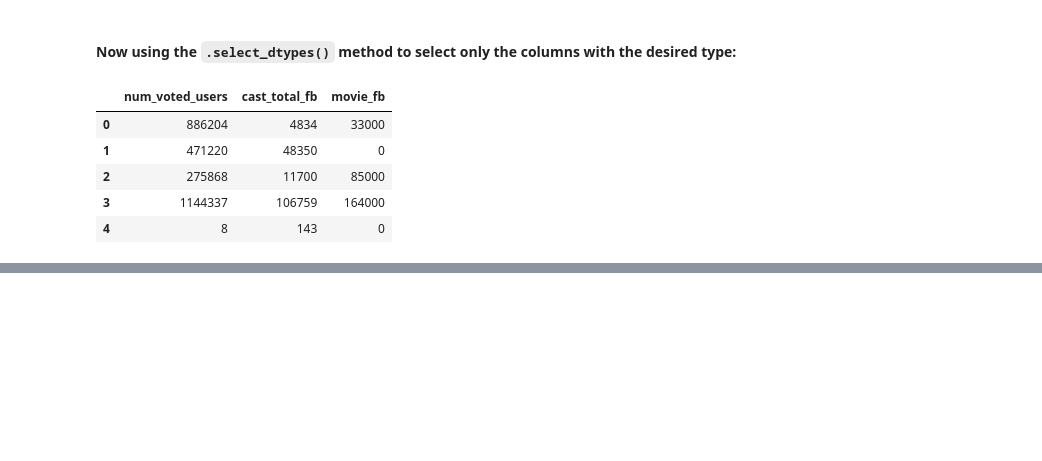
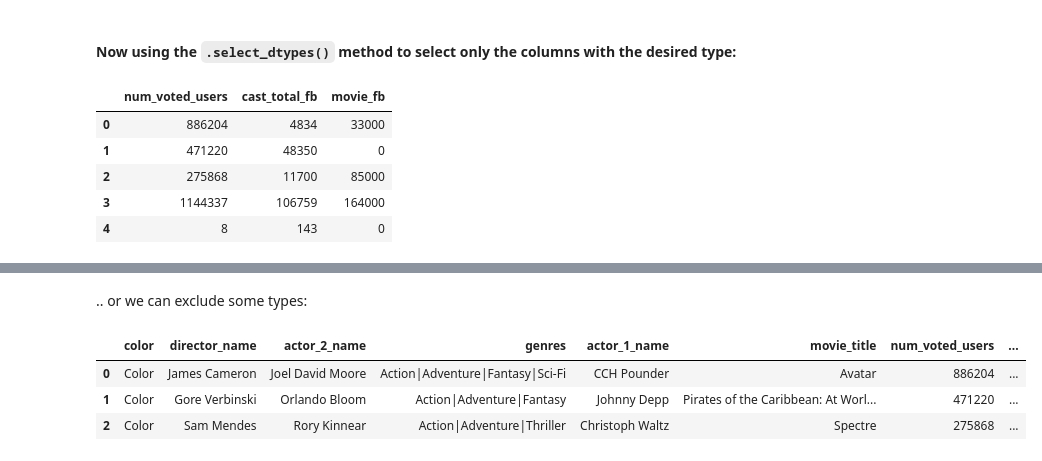
Before and after one commit to victorvianaom/Pandas-1.x-Cookbook, a Jupyter notebook: Essential DataFrame Operations 📚02.ipynb, the cells around one changed output, grey strips where cells are left out. Drawn from its saved outputs; the diff is of its cells as text; code cells hidden in the pictures; blank space fills up the shorter version.

```diff
--- a/Essential DataFrame Operations 📚02.ipynb
+++ b/Essential DataFrame Operations 📚02.ipynb
@@ -122,0 +139,9 @@ movies.select_dtypes(include="int").head()
+# %% [markdown]
+.. or we can exclude some types:
+# %%
+movies.select_dtypes(exclude="float").head(3)
+# %% [output]
+|  | color | director_name | actor_2_name | genres | actor_1_name | movie_title | num_voted_users | ... |
+| 0 | Color | James Cameron | Joel David Moore | Action|Adventure|Fantasy|Sci-Fi | CCH Pounder | Avatar | 886204 | ... |
+| 1 | Color | Gore Verbinski | Orlando Bloom | Action|Adventure|Fantasy | Johnny Depp | Pirates of the Caribbean: At Worl... | 471220 | ... |
+| 2 | Color | Sam Mendes | Rory Kinnear | Action|Adventure|Thriller | Christoph Waltz | Spectre | 275868 | ... |
```
Also changed, not shown: parts of 19 cells of this notebook.
